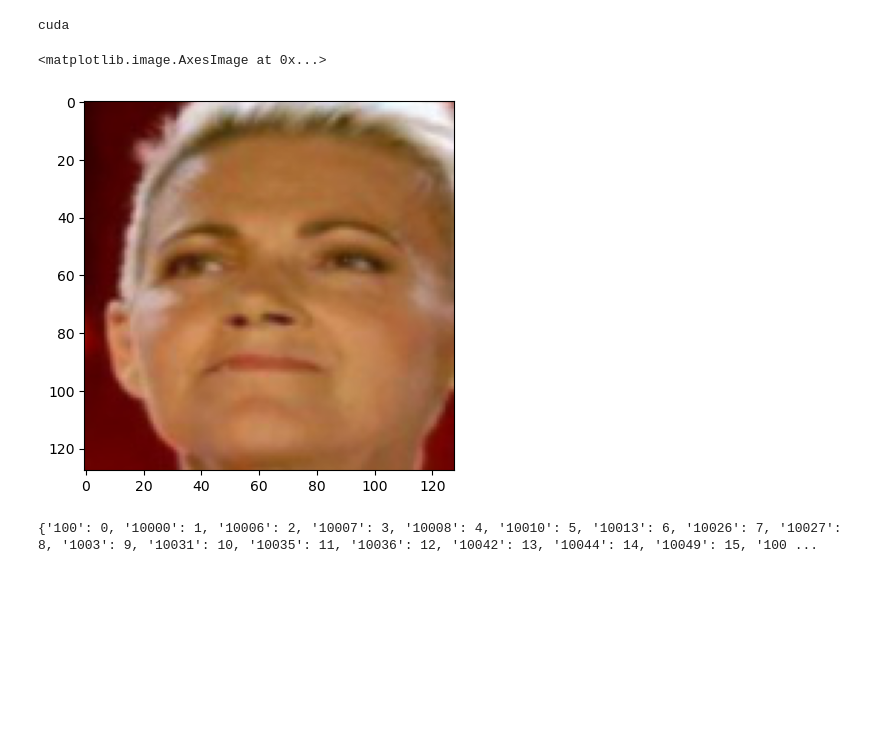
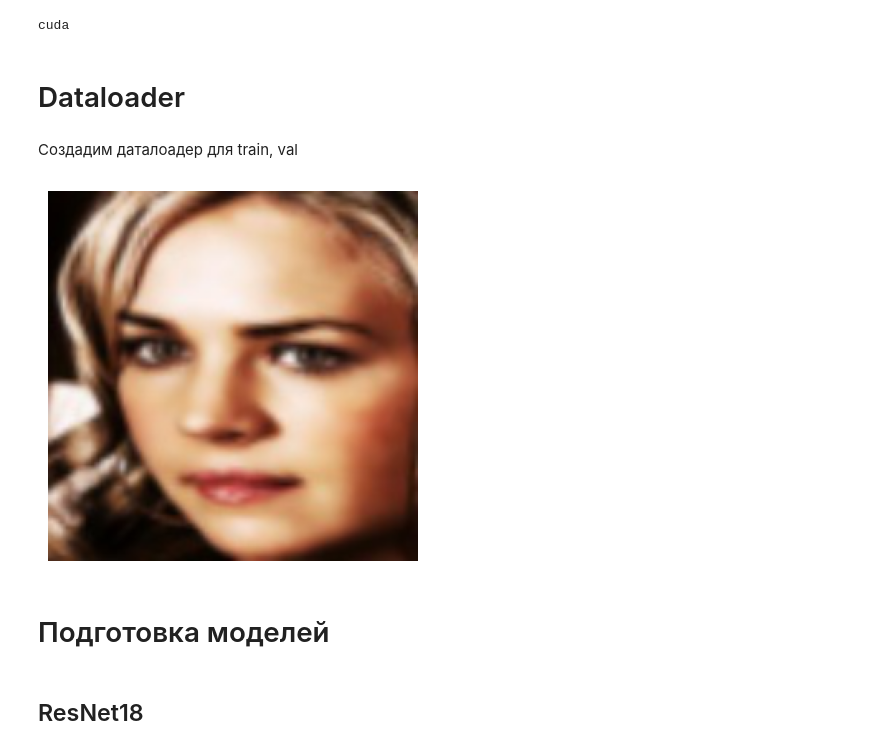
Before and after one commit to vladjkezor/face-recognition-pipeline-research, a Jupyter notebook: notebooks/2_FaceRecognition.ipynb, the cells around one changed output. Saved outputs shown, nothing was run; the diff lists cells and outputs as text; code cells hidden in the pictures; blank space fills up the shorter version.

```diff
--- a/notebooks/2_FaceRecognition.ipynb
+++ b/notebooks/2_FaceRecognition.ipynb
@@ -115,9 +117,13 @@ def save_class(image_list, path):
 #     distractor_path = f'../data/celeba/alligned_img/distractor/{id}'
 #     os.makedirs(distractor_path, exist_ok=True)
 #     save_class(images, distractor_path)
+# %% [markdown]
+<h1>Dataloader</h1>
+# %% [markdown]
+Создадим даталоадер для train, val
 # %%
 transform=transforms.Compose([
-        transforms.Resize((128, 128)),
+        transforms.Resize((224, 224)),
         transforms.ToTensor(),
         transforms.Normalize((0.5, 0.5, 0.5), (0.5, 0.5, 0.5))
     ])
@@ -125,7 +131,13 @@ transform=transforms.Compose([
 train_data = datasets.ImageFolder('../data/celeba/alligned_img/train', transform)
 val_data = datasets.ImageFolder('../data/celeba/alligned_img/val', transform)
 
-train_loader = DataLoader(train_data, batch_size=32, shuffle=True)
-val_loader = DataLoader(val_data, batch_size=32, shuffle=False)
+train_loader = DataLoader(train_data, batch_size=256, shuffle=True)
+val_loader = DataLoader(val_data, batch_size=256, shuffle=False)
 # %%
 x, y = next(iter(train_loader))
+x[0] = x[0]*0.5+0.5
+plt.imshow(x[0].permute(1,2,0))
+plt.axis('off')
+plt.show()
+# %% [output]
+[figure, added]
@@ -134,9 +144,4 @@ x[0] = x[0]*0.5+0.5
-# %%
-plt.imshow(x[0].permute(1,2,0))
-# %% [output]
-<matplotlib.image.AxesImage at 0x...>
-[figure, removed]
-# %%
-print(train_data.class_to_idx)
-# %% [output]
-{'100': 0, '10000': 1, '10006': 2, '10007': 3, '10008': 4, '10010': 5, '10013': 6, '10026': 7, '10027': 8, '1003': 9, '10031': 10, '10035': 11, '10036': 12, '10042': 13, '10044': 14, '10049': 15, '100 ...
+# %% [markdown]
+<h1>Подготовка моделей</h1>
+# %% [markdown]
+<h2>ResNet18</h2>
```
Also changed, not shown: parts of 77 cells of this notebook, 6 other files.
